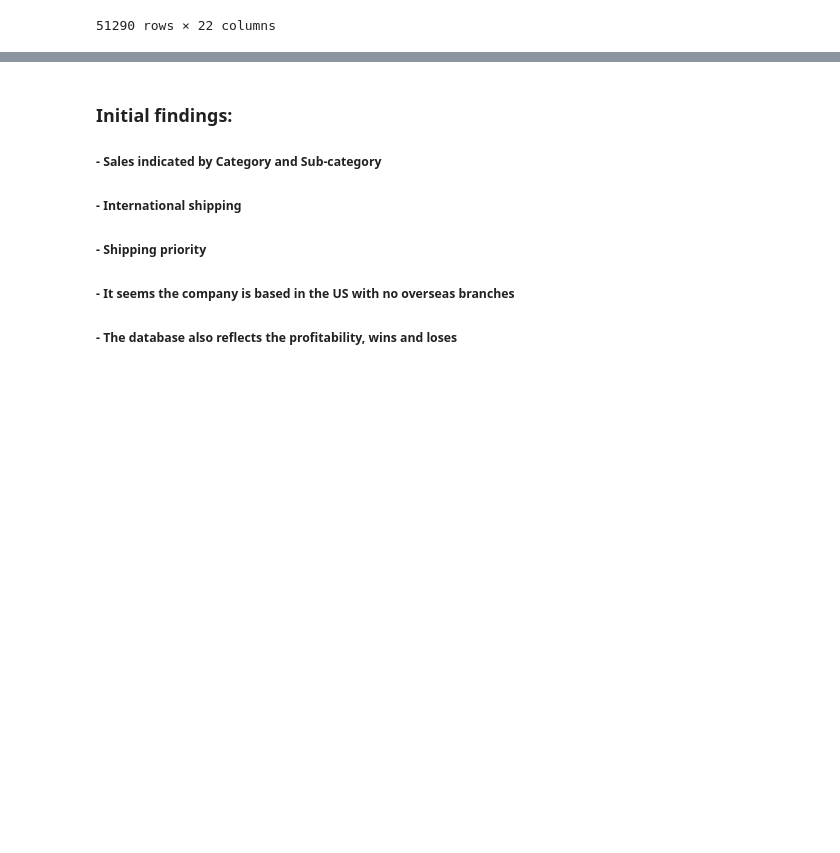
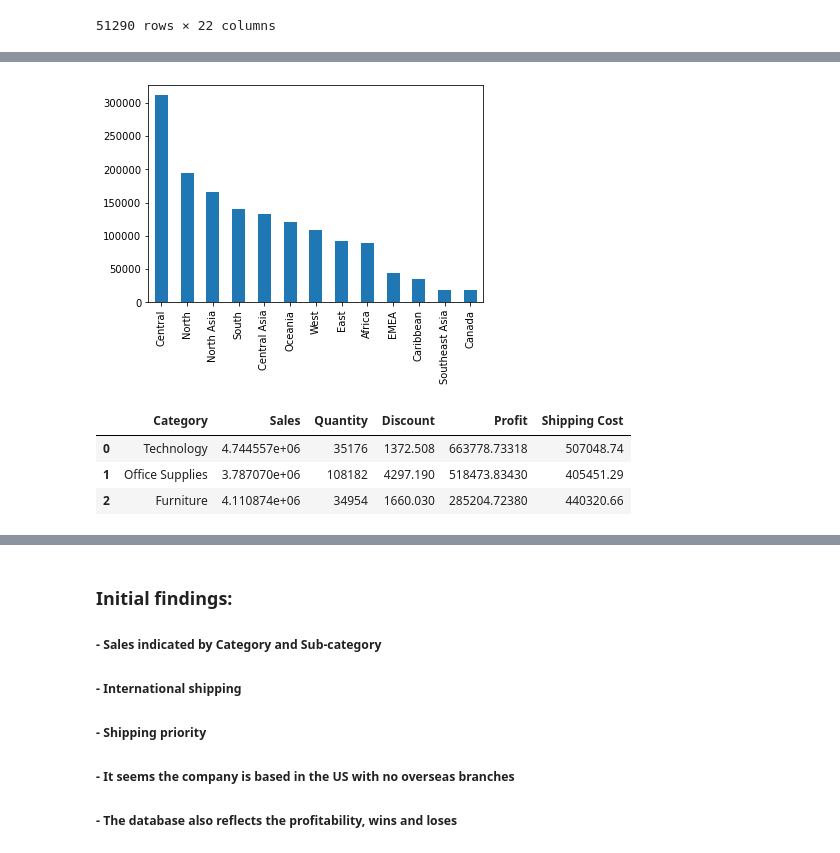
Before and after one commit to GaboRenovation/Bootcamp_final, a Jupyter notebook: database_clean.ipynb, the cells around one changed output, grey strips where cells are left out. Cells and saved outputs as stored; diff of their text form; code cells hidden in the pictures; blank space fills up the shorter version.

```diff
--- a/database_clean.ipynb
+++ b/database_clean.ipynb
@@ -113,3 +122,9 @@ database_cleaned02
 | 51288 | MX-2012-140767 | 2/18/2012 | 2/22/2012 | Standard Class | Ross Baird | Home Office | Valinhos | São Paulo | Brazil | ... |
 | 51289 | MX-2012-134460 | 5/22/2012 | 5/26/2012 | Second Class | Mick Crebagga | Consumer | Tipitapa | Managua | Nicaragua | ... |
 51290 rows × 22 columns
+# %%
+region_df=database.groupby('Region').sum().sort_values('Profit',ascending=False)
+#x['Quantity']/x['Shipping Cost']
+region_df=region_df.reset_index()
+region_df=region_df.drop(columns=['Row ID','Postal Code'])
+region_df
@@ -115,0 +146,17 @@ database_cleaned02
+# %%
+region_df['Profit'].plot(kind='bar',x=region_df['Region'])
+plt.xticks(list(range(13)),region_df['Region'])
+plt.show()
+# %% [output]
+[figure, added]
+# %%
+category=database.groupby('Category').sum().sort_values('Profit',ascending=False)
+#x['Quantity']/x['Shipping Cost']
+category=category.reset_index()
+category=category.drop(columns=['Row ID','Postal Code'])
+category
+# %% [output]
+|  | Category | Sales | Quantity | Discount | Profit | Shipping Cost |
+| 0 | Technology | 4.744557e+06 | 35176 | 1372.508 | 663778.73318 | 507048.74 |
+| 1 | Office Supplies | 3.787070e+06 | 108182 | 4297.190 | 518473.83430 | 405451.29 |
+| 2 | Furniture | 4.110874e+06 | 34954 | 1660.030 | 285204.72380 | 440320.66 |
```
Also changed, not shown: parts of 11 cells of this notebook.
